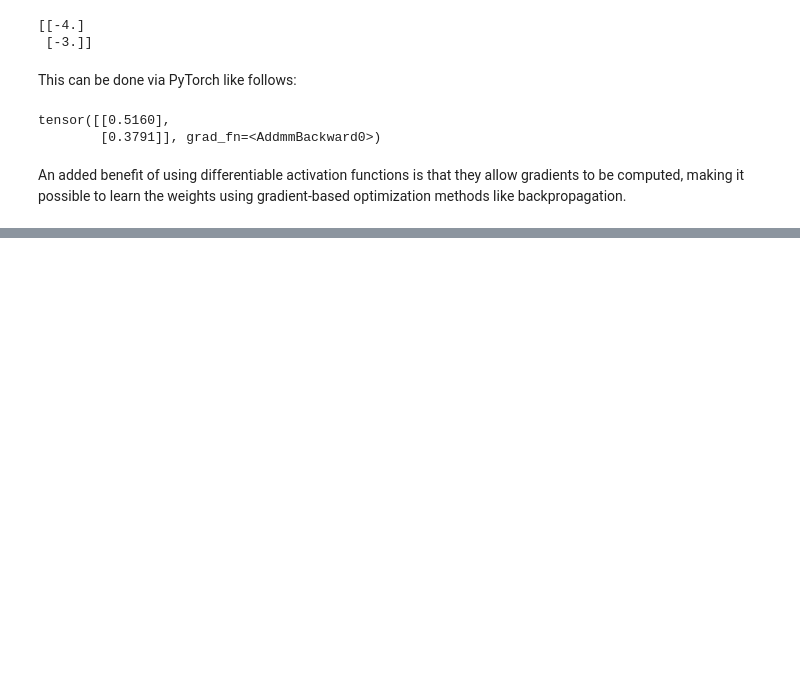
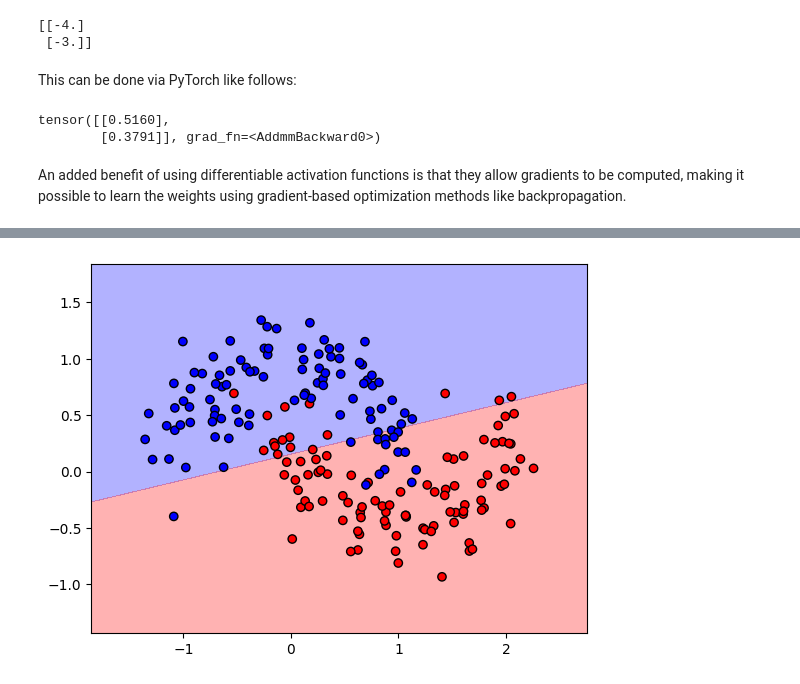
Before and after one commit to eliaskemppi/ml-foundations, a Jupyter notebook: 04_deep_learning/2_mlp.ipynb, the cells around one changed output, grey strips where cells are left out. Saved outputs shown, nothing was run; the diff lists cells and outputs as text; code cells hidden in the pictures; blank space fills up the shorter version.

```diff
--- a/04_deep_learning/2_mlp.ipynb
+++ b/04_deep_learning/2_mlp.ipynb
@@ -73,0 +110,16 @@ An added benefit of using differentiable activation functions is that they allow
+# %%
+model = Net1()
+criterion = nn.BCELoss()
+optimizer = optim.Adam(model.parameters(), lr=0.01)
+
+# Training loop
+epochs = 1000
+for epoch in range(epochs):
+    optimizer.zero_grad()
+    outputs = model(X_train_t)
+    loss = criterion(outputs, y_train_t)
+    loss.backward()
+    optimizer.step()
+
+    if (epoch+1) % 200 == 0:
+        print(f'Epoch {epoch+1}/{epochs}, Loss: {loss.item():.4f}')
@@ -73,0 +132,20 @@ An added benefit of using differentiable activation functions is that they allow
+# %%
+def plot_decision_boundary(model, X, y):
+    x_min, x_max = X[:,0].min() - 0.5, X[:,0].max() + 0.5
+    y_min, y_max = X[:,1].min() - 0.5, X[:,1].max() + 0.5
+    xx, yy = np.meshgrid(np.linspace(x_min, x_max, 200),
+                         np.linspace(y_min, y_max, 200))
+
+    grid = np.c_[xx.ravel(), yy.ravel()]
+    grid_t = torch.tensor(grid, dtype=torch.float32)
+    with torch.no_grad():
+        probs = model(grid_t).numpy()
+    probs = probs.reshape(xx.shape)
+
+    plt.contourf(xx, yy, probs, levels=[0, 0.5, 1], alpha=0.3, colors=['blue', 'red'])
+    plt.scatter(X[:,0], X[:,1], c=y, cmap=plt.cm.bwr, edgecolor='k')
+    plt.show()
+
+plot_decision_boundary(model, X, y)
+# %% [output]
+[figure, added]
```
Also changed, not shown: parts of 4 cells of this notebook, 2 other files.
